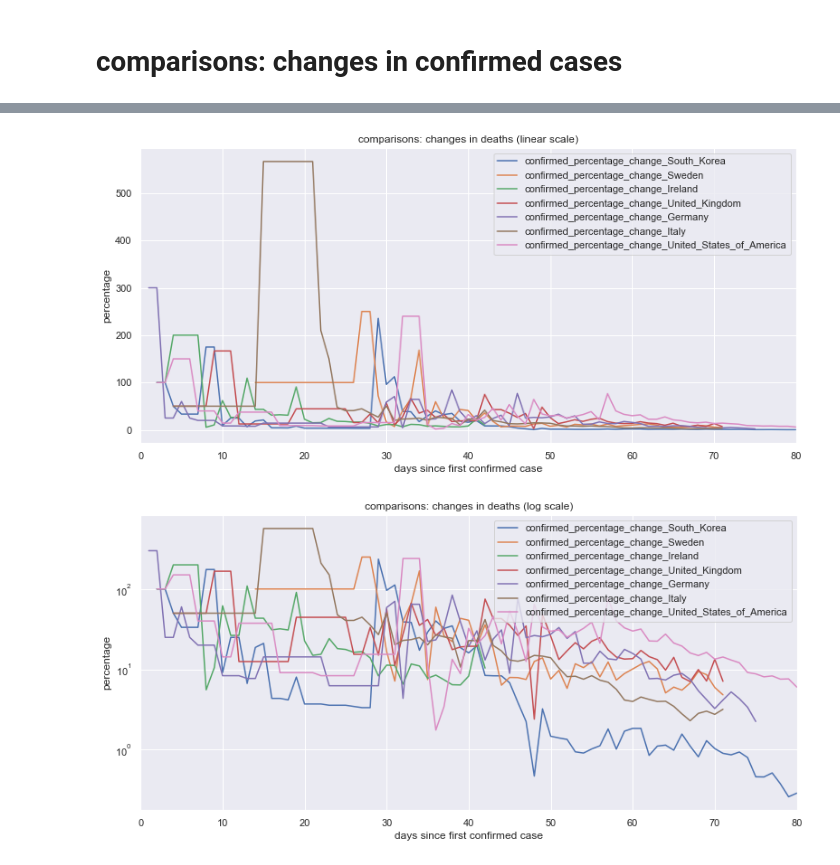
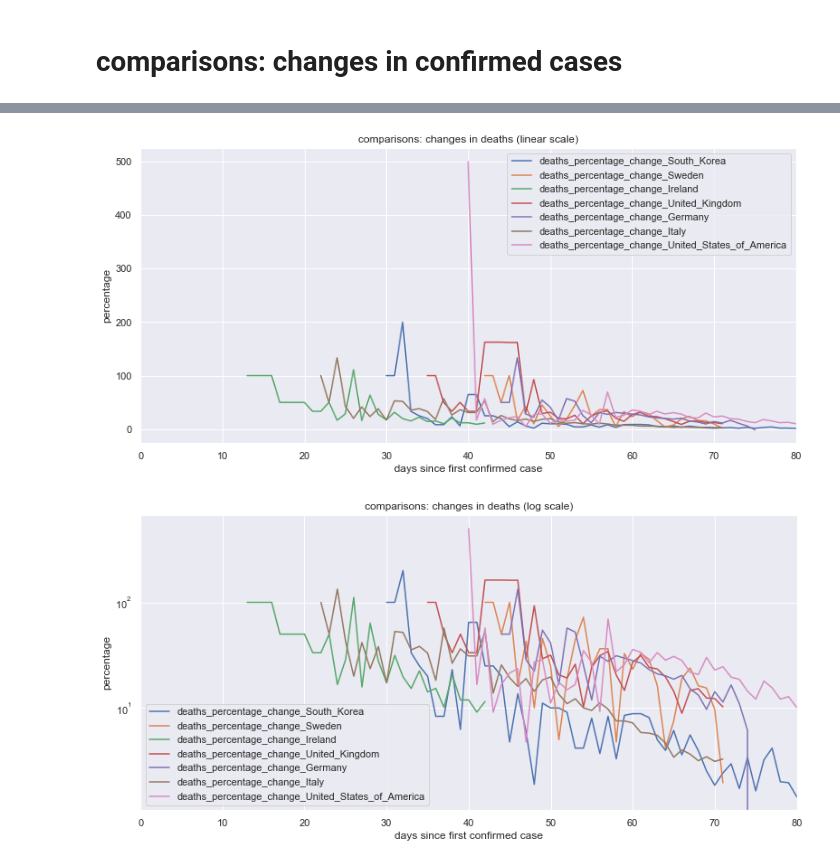
Before and after one commit to wdbm/COVID-19, a Jupyter notebook: COVID-19_7ef2f737.ipynb, the cells around one changed output, grey strips where cells are left out. Saved outputs shown, nothing was run; the diff lists cells and outputs as text; code cells hidden in the pictures.

```diff
--- a/COVID-19_7ef2f737.ipynb
+++ b/COVID-19_7ef2f737.ipynb
@@ -131,7 +131,7 @@ def process(location):
 
     # visual estimate of changes (with linear interpolation)
     half_mean_of_confirmed_cases = location['confirmed'].mean()/2
-    half_mean_of_deaths_cases    = location['confirmed'].mean()/2
+    half_mean_of_deaths_cases    = location['deaths'].mean()/2
     location['confirmed_percentage_change']                                     = location['confirmed'].pct_change().replace(0, np.nan).interpolate(method='nearest')
     location['confirmed_percentage_change']                                     = 100*location['confirmed_percentage_change']
     location['confirmed_percentage_change_by_half_mean_confirmed_cases_factor'] = half_mean_of_confirmed_cases*location['confirmed_percentage_change']
@@ -401,9 +419,9 @@ ___df = _df[[
     'deaths_percentage_change_Germany',
     'deaths_percentage_change_Italy',
     'deaths_percentage_change_United_States_of_America']]
-___df.tail()
+display(___df.tail())
 
 title = 'comparisons: changes in deaths'
-__df.plot(title=title+' '+'(linear scale)')        ; plt.xlabel('days since first confirmed case'); plt.ylabel('percentage');
-__df.plot(title=title+' '+'(log scale)', logy=True); plt.xlabel('days since first confirmed case'); plt.ylabel('percentage');
+___df.plot(title=title+' '+'(linear scale)')        ; plt.xlabel('days since first confirmed case'); plt.ylabel('percentage');
+___df.plot(title=title+' '+'(log scale)', logy=True); plt.xlabel('days since first confirmed case'); plt.ylabel('percentage');
 # %% [output]
@@ -410,5 +434,5 @@ __df.plot(title=title+' '+'(log scale)', logy=True); plt.xlabel('days since firs
-[figure, old version]
+[figure, new version]
-[figure, old version]
+[figure, new version]
 # %%
 # some EU countries
 ___df = _df[[
```
Also changed, not shown: parts of 6 cells of this notebook.
